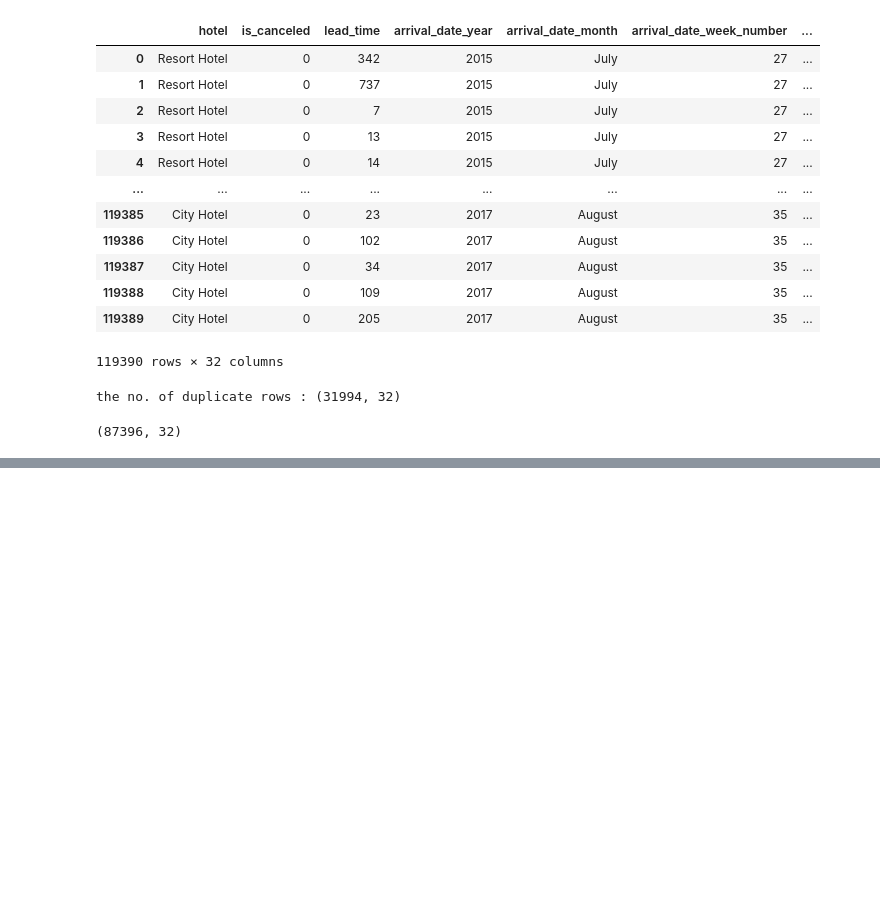
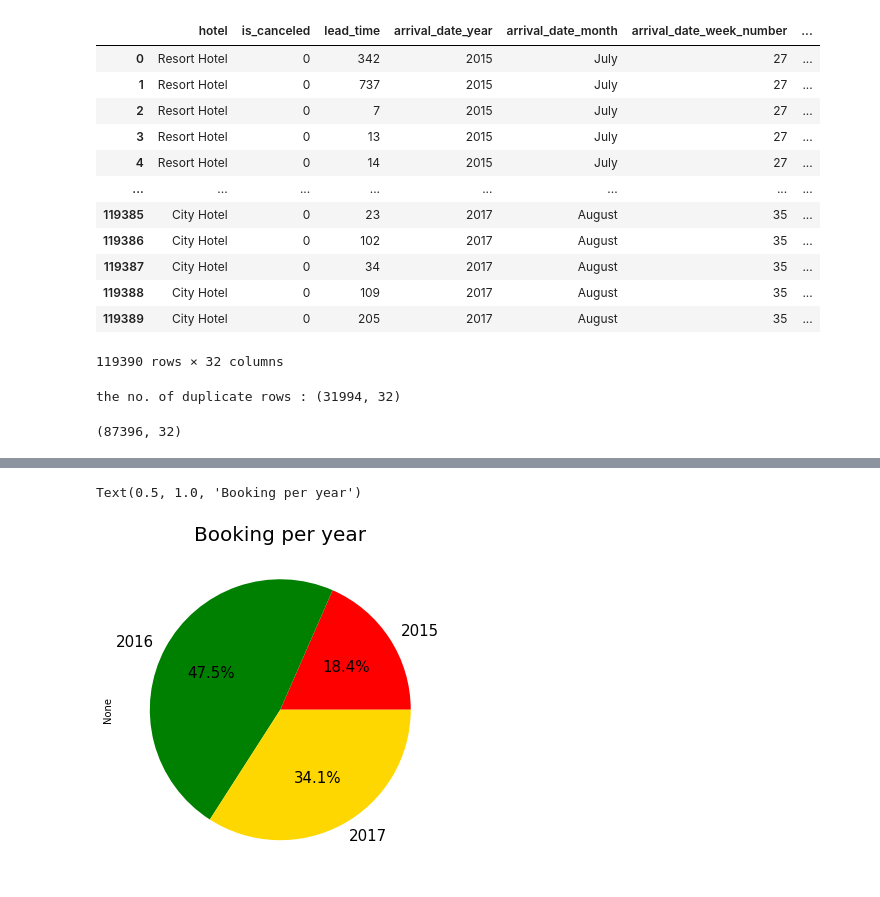
Before and after one commit to Tanjul5/Hotel_Booking_Analysis, a Jupyter notebook: Hotel_Booking_Analysis_Capstone_Project.ipynb, the cells around one changed output, grey strips where cells are left out. Drawn from its saved outputs; the diff is of its cells as text; code cells hidden in the pictures; blank space fills up the shorter version.

```diff
--- a/Hotel_Booking_Analysis_Capstone_Project.ipynb
+++ b/Hotel_Booking_Analysis_Capstone_Project.ipynb
@@ -140,0 +180,6 @@ Each booking has on an average 1.8 adults and 0.13 children
+# %%
+bookper_year=Hotel_book_df.groupby('arrival_date_year').size().plot(kind='pie', fontsize=15, autopct='%.1f%%',  figsize=(6, 6), colors = [ 'red', 'green', 'gold'],textprops={'color':"black"})
+plt.title('Booking per year',fontsize=20)
+# %% [output]
+Text(0.5, 1.0, 'Booking per year')
+[figure, added]
```
Also changed, not shown: parts of 19 cells of this notebook.
